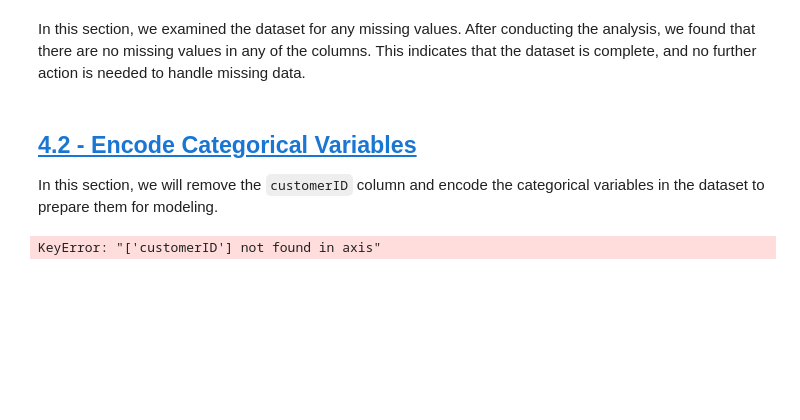
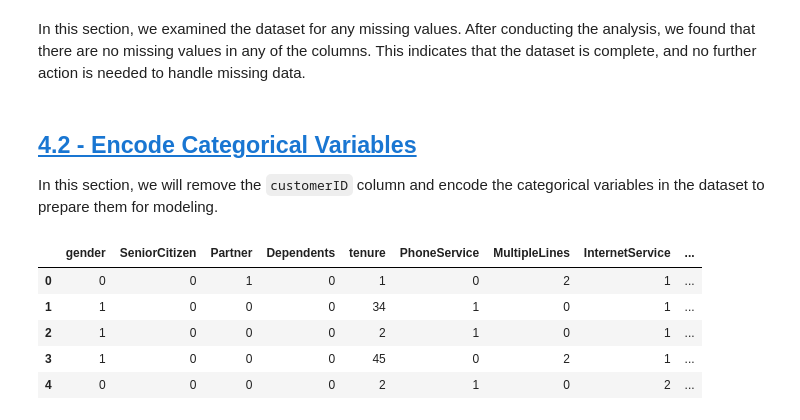
Before and after one commit to leondmtrv/Customer-Churn, a Jupyter notebook: CustomerChurn.IPYNB, the cells around one changed output. Cells and saved outputs as stored; diff of their text form; code cells hidden in the pictures; blank space fills up the shorter version.

```diff
--- a/CustomerChurn.IPYNB
+++ b/CustomerChurn.IPYNB
@@ -218,14 +220,14 @@ This indicates that the dataset is complete, and no further action is needed to
 
 In this section, we will remove the `customerID` column and encode the categorical variables in the dataset to prepare them for modeling.
 # %%
-# Remove the customerID column as it's not needed for modeling
+# Remove the customerID column
 df = df.drop(columns=['customerID'])
 
 # Gender
 df['gender'] = df['gender'].map({'Male': 1, 'Female': 0})
 
 # Senior Citizen
-# (already binary encoded as 0 and 1, no changes needed)
+df['SeniorCitizen'] = df['SeniorCitizen'].map({1: 1, 0: 0})
 
 # Partner
 df['Partner'] = df['Partner'].map({'Yes': 1, 'No': 0})
@@ -235,41 +237,54 @@ df['Dependents'] = df['Dependents'].map({'Yes': 1, 'No': 0})
 
 # PhoneService
 df['PhoneService'] = df['PhoneService'].map({'Yes': 1, 'No': 0})
 
 # MultipleLines
-df['MultipleLines'] = df['MultipleLines'].replace({'Yes': 1, 'No': 0, 'No phone service': 2})
+df['MultipleLines'] = df['MultipleLines'].map({'Yes': 1, 'No': 0, 'No phone service': 2})
 
 # InternetService
-df = pd.get_dummies(df, columns=['InternetService'], drop_first=True)
+df['InternetService'] = df['InternetService'].map({'DSL': 1, 'Fiber optic': 2, 'No': 0})
 
 # OnlineSecurity
-df['OnlineSecurity'] = df['OnlineSecurity'].replace({'Yes': 1, 'No': 0, 'No internet service': 2})
+df['OnlineSecurity'] = df['OnlineSecurity'].map({'Yes': 1, 'No': 0, 'No internet service': 2})
 
 # OnlineBackup
-df['OnlineBackup'] = df['OnlineBackup'].replace({'Yes': 1, 'No': 0, 'No internet service': 2})
+df['OnlineBackup'] = df['OnlineBackup'].map({'Yes': 1, 'No': 0, 'No internet service': 2})
 
 # DeviceProtection
-df['DeviceProtection'] = df['DeviceProtection'].replace({'Yes': 1, 'No': 0, 'No internet service': 2})
+df['DeviceProtection'] = df['DeviceProtection'].map({'Yes': 1, 'No': 0, 'No internet service': 2})
 
 # TechSupport
-df['TechSupport'] = df['TechSupport'].replace({'Yes': 1, 'No': 0, 'No internet service': 2})
+df['TechSupport'] = df['TechSupport'].map({'Yes': 1, 'No': 0, 'No internet service': 2})
 
 # StreamingTV
-df['StreamingTV'] = df['StreamingTV'].replace({'Yes': 1, 'No': 0, 'No internet service': 2})
+df['StreamingTV'] = df['StreamingTV'].map({'Yes': 1, 'No': 0, 'No internet service': 2})
 
 # StreamingMovies
-df['StreamingMovies'] = df['StreamingMovies'].replace({'Yes': 1, 'No': 0, 'No internet service': 2})
+df['StreamingMovies'] = df['StreamingMovies'].map({'Yes': 1, 'No': 0, 'No internet service': 2})
 
 # Contract
-df = pd.get_dummies(df, columns=['Contract'], drop_first=True)
+df['Contract'] = df['Contract'].map({'Month-to-month': 0, 'One year': 1, 'Two year': 2})
 
 # PaperlessBilling
 df['PaperlessBilling'] = df['PaperlessBilling'].map({'Yes': 1, 'No': 0})
 
 # PaymentMethod
-df = pd.get_dummies(df, columns=['PaymentMethod'], drop_first=True)
+df['PaymentMethod'] = df['PaymentMethod'].map({
+    'Electronic check': 1,
+    'Mailed check': 2,
+    'Bank transfer (automatic)': 3,
+    'Credit card (automatic)': 4
+})
+
+# Churn
+df['Churn'] = df['Churn'].map({'Yes': 1, 'No': 0})
 
 # Display the first few rows to verify
 df.head()
 # %% [output]
-KeyError: "['customerID'] not found in axis"
+|  | gender | SeniorCitizen | Partner | Dependents | tenure | PhoneService | MultipleLines | InternetService | ... |
+| 0 | 0 | 0 | 1 | 0 | 1 | 0 | 2 | 1 | ... |
+| 1 | 1 | 0 | 0 | 0 | 34 | 1 | 0 | 1 | ... |
+| 2 | 1 | 0 | 0 | 0 | 2 | 1 | 0 | 1 | ... |
+| 3 | 1 | 0 | 0 | 0 | 45 | 0 | 2 | 1 | ... |
+| 4 | 0 | 0 | 0 | 0 | 2 | 1 | 0 | 2 | ... |
```
Also changed, not shown: parts of 3 cells of this notebook.
